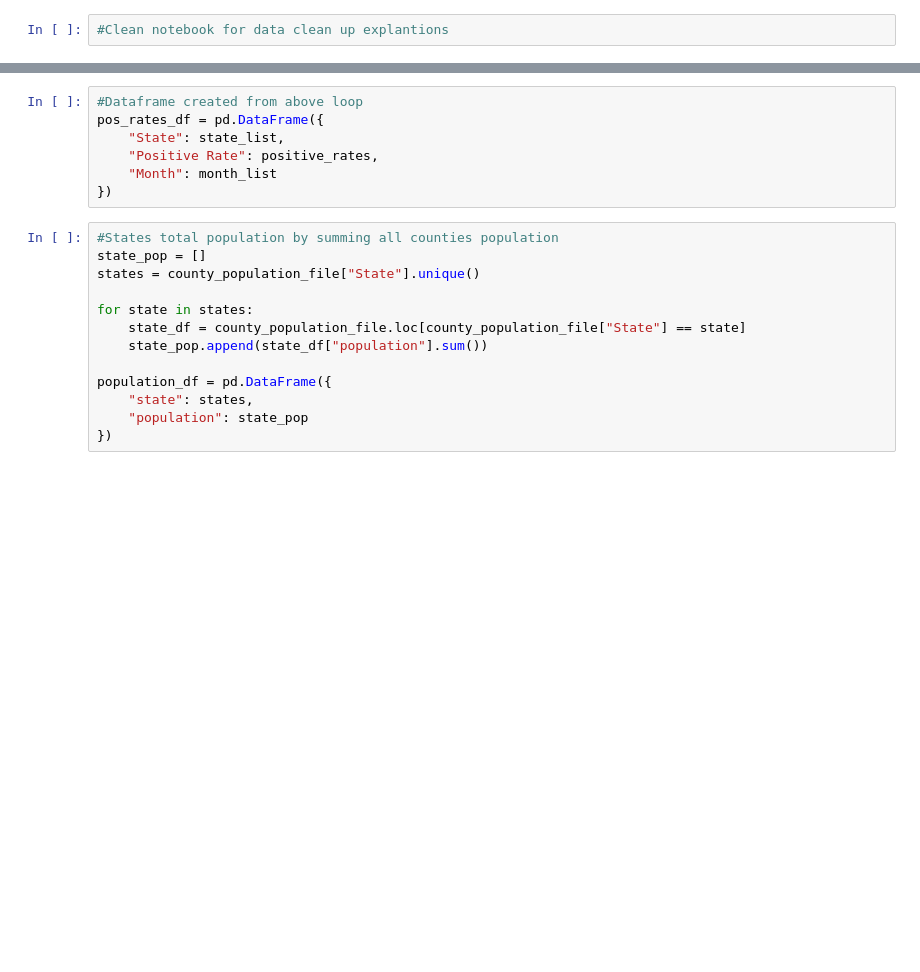
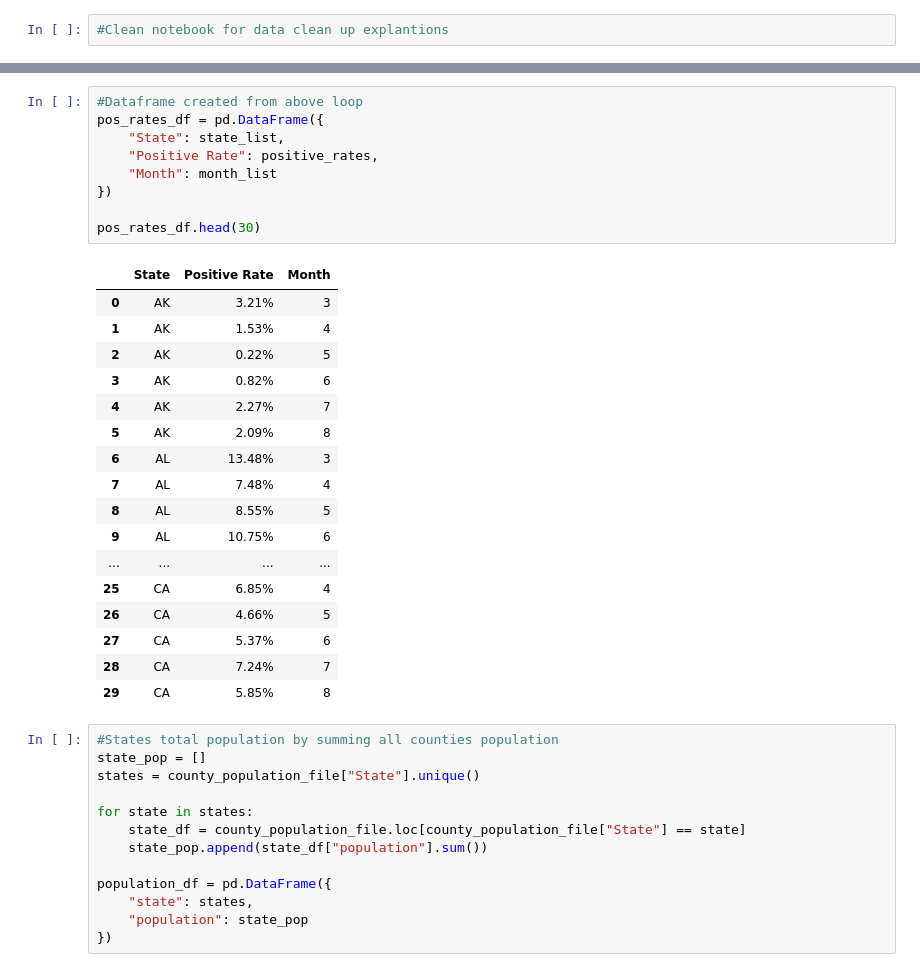
Before and after one commit to jamisonunruh24/Project-1, a Jupyter notebook: Data Clean up.ipynb, the cells around one changed output, grey strips where cells are left out. Cells and saved outputs as stored; diff of their text form; blank space fills up the shorter version.

```diff
--- a/Data Clean up.ipynb
+++ b/Data Clean up.ipynb
@@ -92,10 +154,30 @@ for state in states:
 # %%
 #Dataframe created from above loop
 pos_rates_df = pd.DataFrame({
     "State": state_list,
     "Positive Rate": positive_rates,
     "Month": month_list
 })
+
+pos_rates_df.head(30)
+# %% [output]
+|  | State | Positive Rate | Month |
+| 0 | AK | 3.21% | 3 |
+| 1 | AK | 1.53% | 4 |
+| 2 | AK | 0.22% | 5 |
+| 3 | AK | 0.82% | 6 |
+| 4 | AK | 2.27% | 7 |
+| 5 | AK | 2.09% | 8 |
+| 6 | AL | 13.48% | 3 |
+| 7 | AL | 7.48% | 4 |
+| 8 | AL | 8.55% | 5 |
+| 9 | AL | 10.75% | 6 |
+| ... | ... | ... | ... |
+| 25 | CA | 6.85% | 4 |
+| 26 | CA | 4.66% | 5 |
+| 27 | CA | 5.37% | 6 |
+| 28 | CA | 7.24% | 7 |
+| 29 | CA | 5.85% | 8 |
 # %%
 #States total population by summing all counties population
 state_pop = []
```
Also changed, not shown: parts of 12 cells of this notebook.
